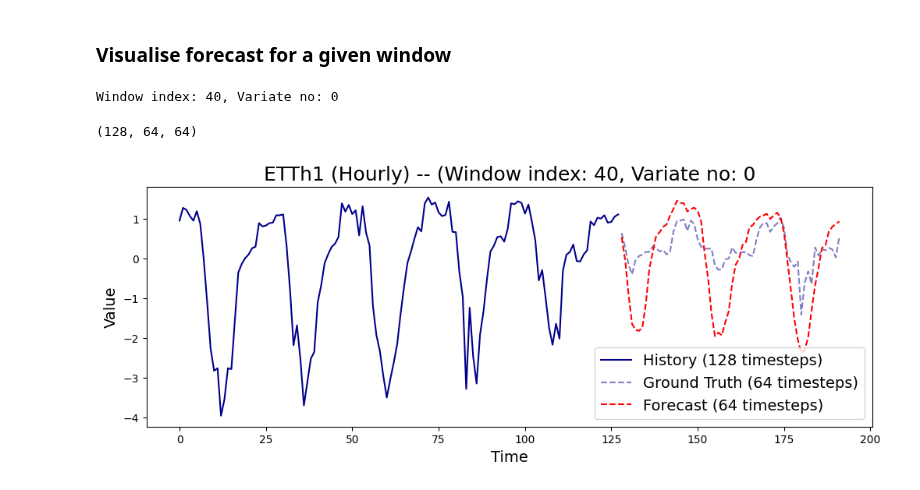
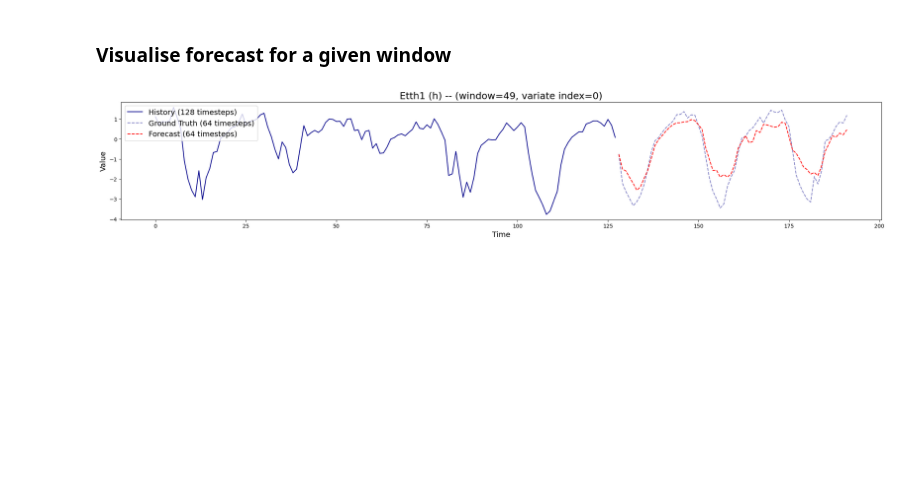
Before and after one commit to AdityaLab/Samay, a Jupyter notebook: example/moirai.ipynb, the cells around one changed output. Saved outputs shown, nothing was run; the diff lists cells and outputs as text; code cells hidden in the pictures; blank space fills up the shorter version.

```diff
--- a/example/moirai.ipynb
+++ b/example/moirai.ipynb
@@ -200,50 +150,7 @@ CPU times: user 14.1 s, sys: 112 ms, total: 14.2 s
 Wall time: 12.4 s
 # %% [markdown]
 ### Visualise forecast for a given window
-# %%
-random.seed(42)
-window_index = random.randint(0, len(histories) - 1)
-variate_no = random.randint(0, histories[window_index].shape[0] - 1)
-print(f"Window index: {window_index}, Variate no: {variate_no}")
-# %% [output]
-Window index: 40, Variate no: 0
-# %%
-history = histories[window_index][variate_no, -config["context_len"]:]
-true = trues[window_index][variate_no, :]
-pred = preds[window_index][variate_no, :]
-
-len(history), len(true), len(pred)
-# %% [output]
-(128, 64, 64)
-# %%
-plt.figure(figsize=(12, 4))
-num_forecasts = len(true)
-offset = len(history)
-
-# Plotting the first time series from history
-plt.plot(range(offset), history, label=f"History ({offset} timesteps)", c="darkblue")
-
-# Plotting ground truth and prediction
-plt.plot(
-    range(offset, offset + num_forecasts),
-    true,
-    label=f"Ground Truth ({num_forecasts} timesteps)",
-    color="darkblue",
-    linestyle="--",
-    alpha=0.5,
-)
-plt.plot(
-    range(offset, offset + num_forecasts),
-    pred,
-    label=f"Forecast ({num_forecasts} timesteps)",
-    color="red",
-    linestyle="--",
-)
-
-plt.title(f"ETTh1 (Hourly) -- (Window index: {window_index}, Variate no: {variate_no}", fontsize=18)
-plt.xlabel("Time", fontsize=14)
-plt.ylabel("Value", fontsize=14)
-plt.legend(fontsize=14)
-plt.show()
-# %% [output]
-[figure, removed]
+# %%
+visualize(context_len=config["context_len"], trues=trues, preds=preds, history=histories,**select)
+# %% [output]
+[figure, added]
```
Also changed, not shown: parts of 12 cells of this notebook, 1 other file.
